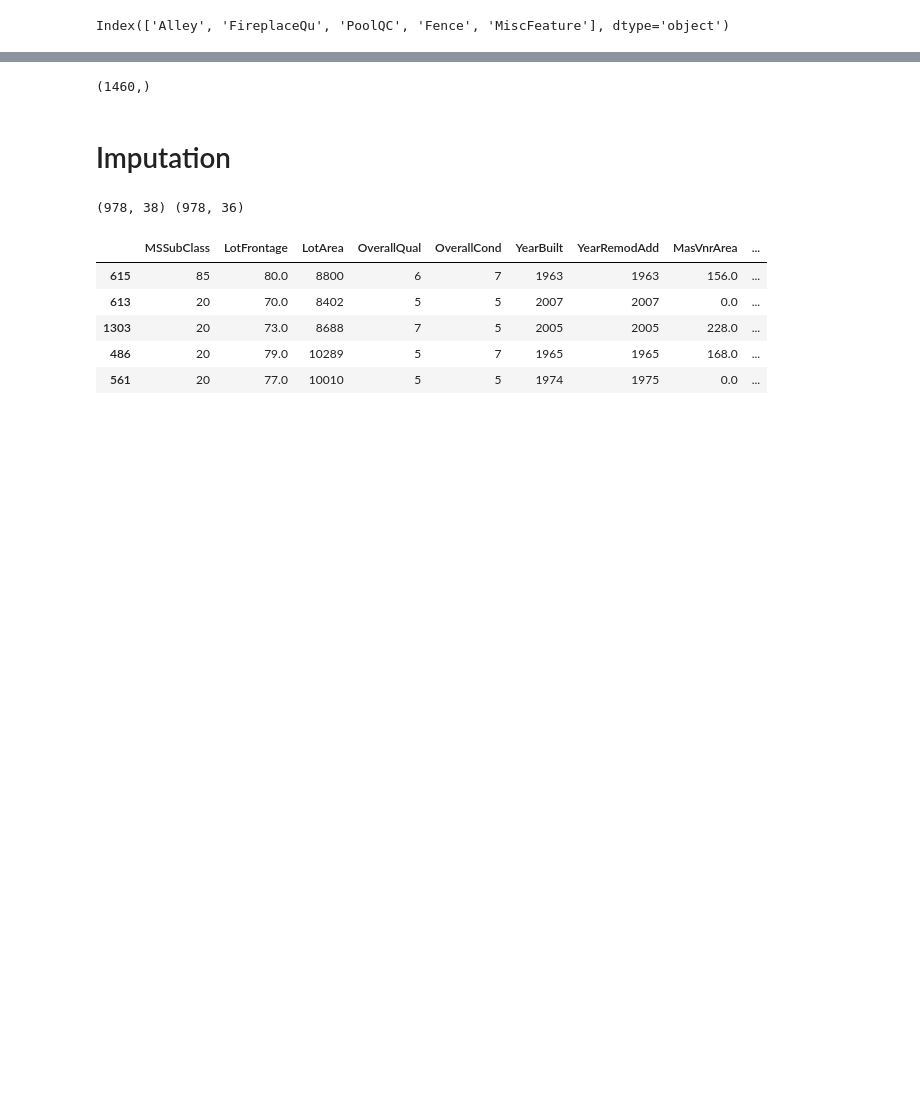
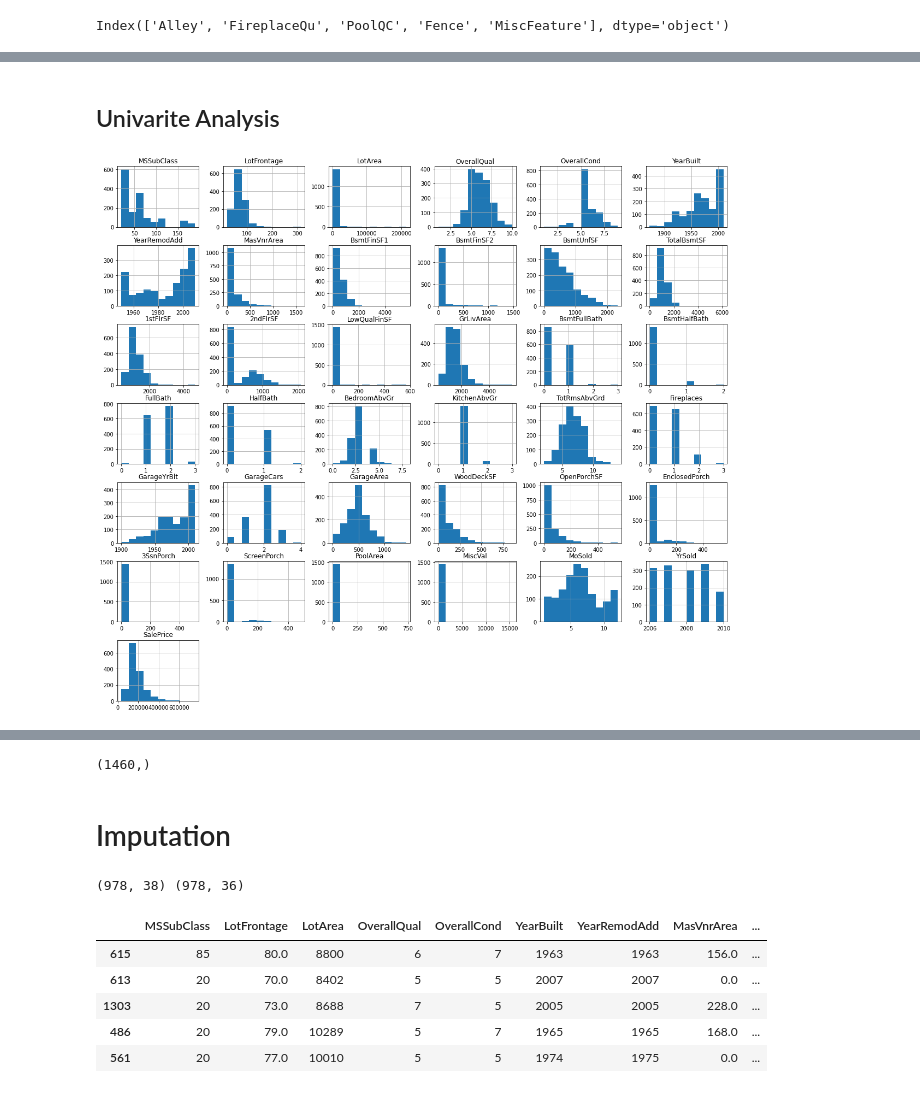
Before and after one commit to hargurjeet/Suprise_Housing, a Jupyter notebook: Suprise_Housing_Case_study.ipynb, the cells around one changed output, grey strips where cells are left out. Cells and saved outputs as stored; diff of their text form; code cells hidden in the pictures; blank space fills up the shorter version.

```diff
--- a/Suprise_Housing_Case_study.ipynb
+++ b/Suprise_Housing_Case_study.ipynb
@@ -64,0 +170,7 @@ print(len(raw_data.columns))
+# %%
+# As total number of columns are pretty high
+# let us identify the numberical and categorical columns
+raw_data_numberic = raw_data.select_dtypes(include=['number'])
+raw_data_cat = raw_data.select_dtypes(include=['object'])
+print('Total numberic columns', len(raw_data_numberic.columns))
+print('Total categorical columns', len(raw_data_cat.columns))
@@ -64,0 +190,7 @@ print(len(raw_data.columns))
+# %% [markdown]
+## Univarite Analysis
+# %%
+raw_data_numberic.hist(figsize=(20,18))
+plt.show()
+# %% [output]
+[figure, added]
```
Also changed, not shown: parts of 32 cells of this notebook.
